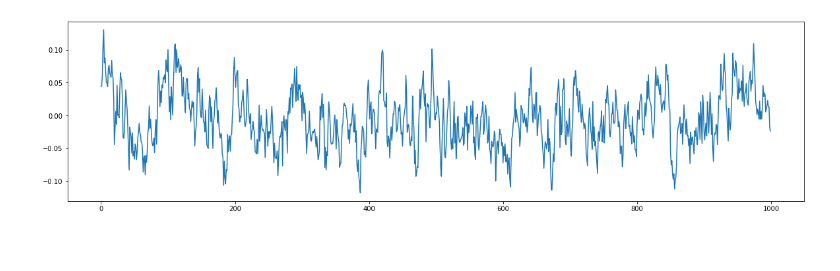
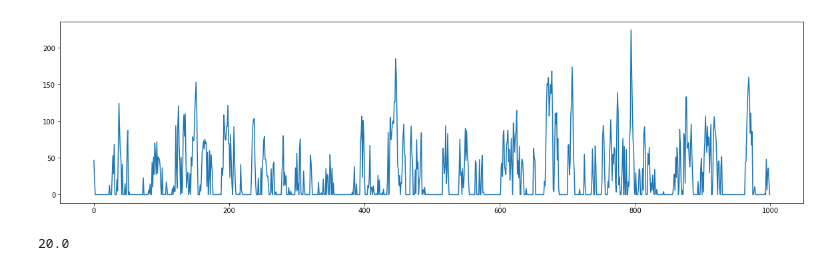
Before and after one commit to tiagomontalvao/gambling-tic-tac-toe, a Jupyter notebook: notebooks/OUNoise.ipynb, the cells around one changed output. Drawn from its saved outputs; the diff is of its cells as text; code cells hidden in the pictures; blank space fills up the shorter version.

```diff
--- a/notebooks/OUNoise.ipynb
+++ b/notebooks/OUNoise.ipynb
@@ -25,9 +25,13 @@ class OUNoise:
         self.state = x + dx
         return self.state
 # %%
-noise = OUNoise(1, 0, theta=0.2, sigma=0.025)
-L = [noise.sample() for _ in range(1000)]
+noise = OUNoise(1, None, theta=0.2, sigma=0.2)
+L = [max(200*noise.sample(), 0) for _ in range(1000)]
 fig, ax = plt.subplots(figsize=(20, 5))
 ax.plot(L);
 # %% [output]
-[figure, old version]
+[figure, new version]
+# %%
+200/10
+# %% [output]
+20.0
```
Also changed, not shown: 9 other files.
